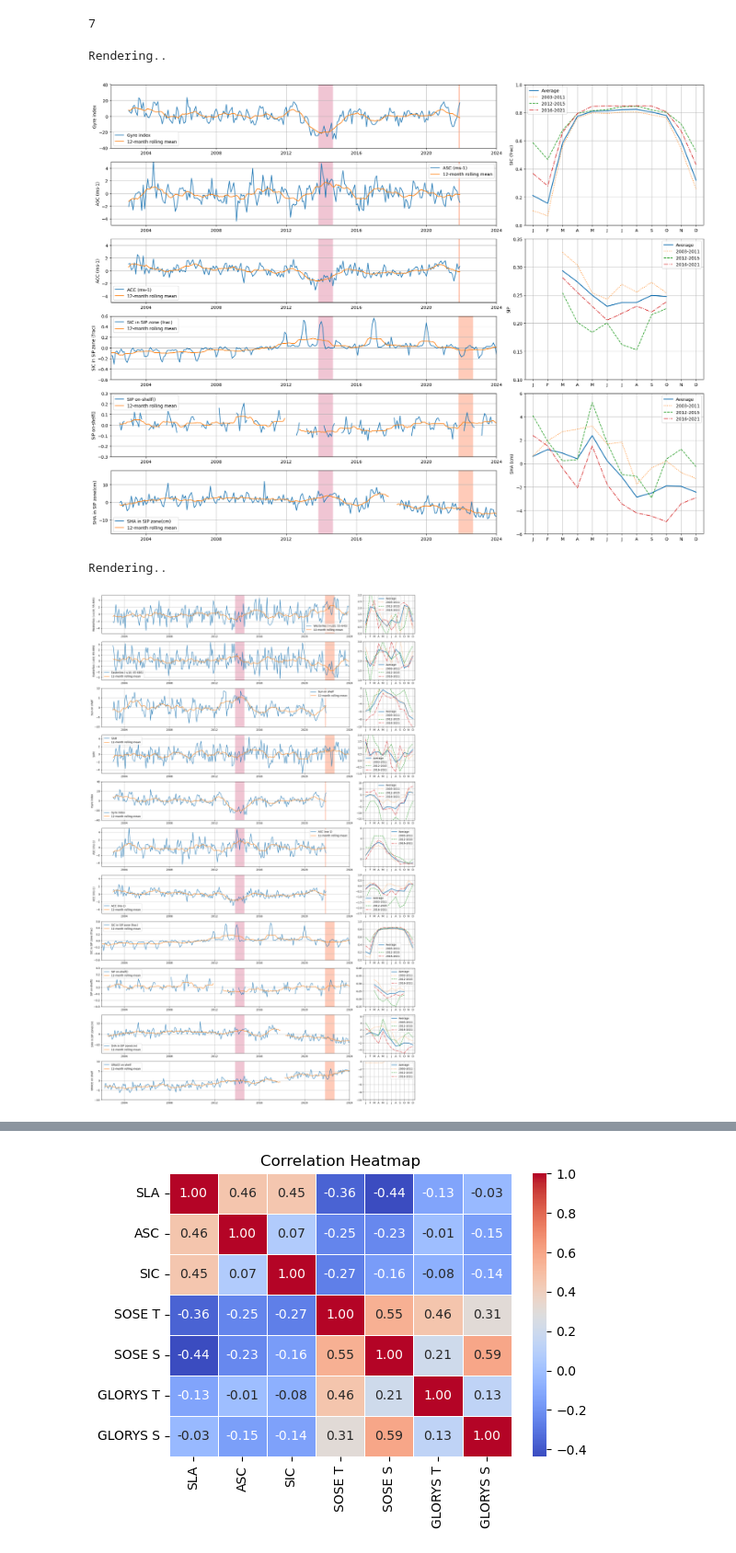
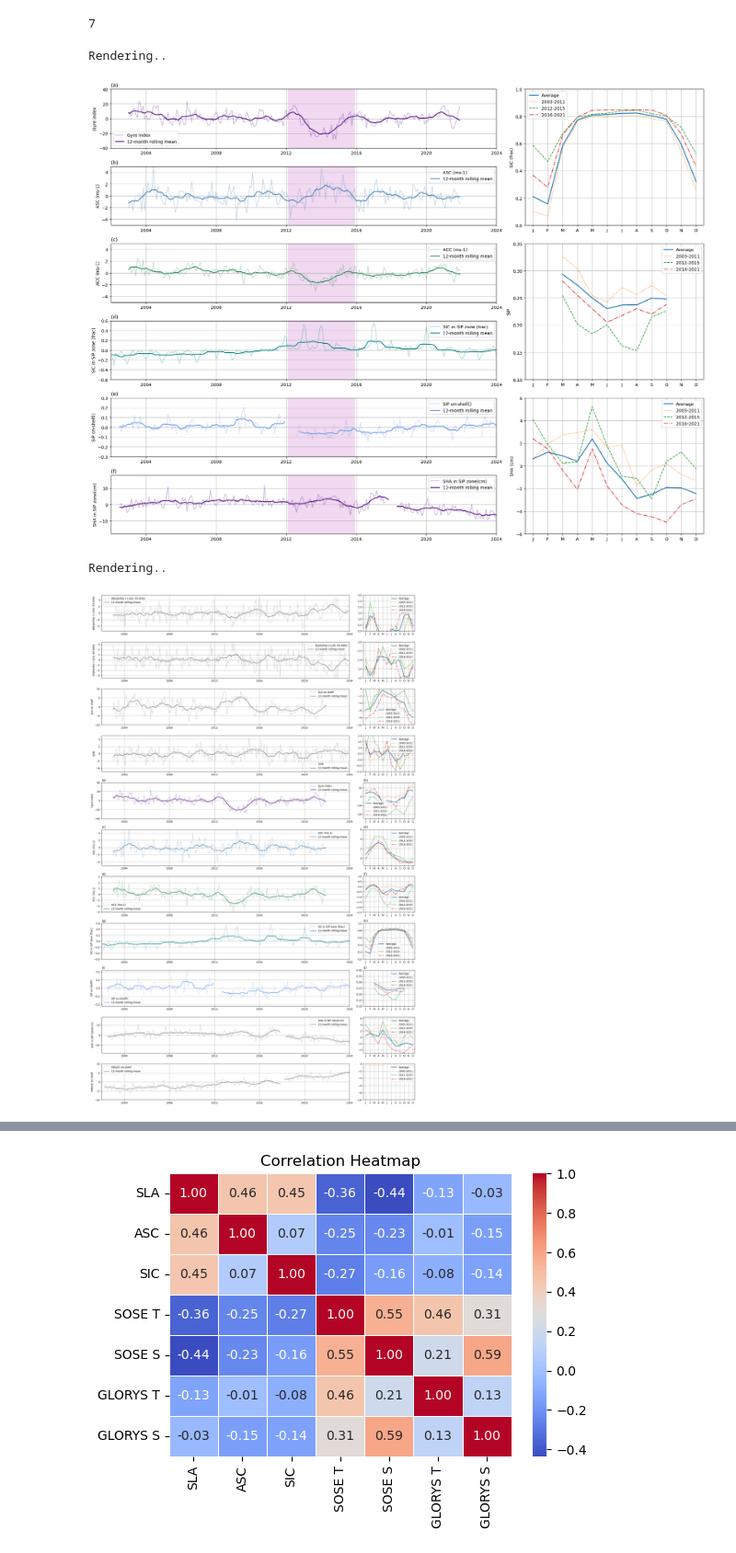
Before and after one commit to eejco/thesis_c3, a Jupyter notebook: slope_index copy.ipynb, the cells around one changed output, grey strips where cells are left out. Shown at 92% size. Drawn from its saved outputs; the diff is of its cells as text; code cells hidden in the pictures.

```diff
--- a/slope_index copy.ipynb
+++ b/slope_index copy.ipynb
@@ -306,7 +307,7 @@ axs=[]
 
 gs = fig.add_gridspec(6,6)
 
-def add_row(n,var,varname,ylim=[-16,16],anom=False,cvar=None,cvarname=None,cvarlim=None):
+def add_row(n,var,varname,ylim=[-16,16],anom=False,cvar=None,cvarname=None,cvarlim=None,title='None',color='indigo'):
 
     axs.append(fig.add_subplot(gs[n,0:4]))
 
@@ -324,8 +325,8 @@ def add_row(n,var,varname,ylim=[-16,16],anom=False,cvar=None,cvarname=None,cvarl
         da = da.groupby('time.month') - cmt
         #varname = varname + ' (seasonal anomaly)'
 
-    ax.plot(da.time,da,label=varname)
-    ax.plot(da.time,da.rolling(time=12,center=True,min_periods=4).mean(),label='12-month rolling mean')
+    ax.plot(da.time,da,label=varname,c=color,alpha=0.3)
+    ax.plot(da.time,da.rolling(time=12,center=True,min_periods=4).mean(),label='12-month rolling mean',c=color,linewidth=1.8)
 
     ax.set_ylabel(varname)
     ax.legend(loc='best')
@@ -333,12 +334,13 @@ def add_row(n,var,varname,ylim=[-16,16],anom=False,cvar=None,cvarname=None,cvarl
     ax.set_xlim([pd.Timestamp(2002,1,1),pd.Timestamp(2024,1,1)])
     ax.grid()
 
-    for y,c in zip([2013, 2021],['palevioletred','coral']):#@2007,2011,2014,2017],colors):
-        t1a = pd.Timestamp(y,10,1)
-        t1b = pd.Timestamp(y+1,10,1)
+    for y,c in zip([2012],['coral']):#@2007,2011,2014,2017],colors):
+        t1a = pd.Timestamp(y,1,1)
+        t1b = pd.Timestamp(y+4,1,1)
         tboo = (da.time > t1a) & (da.time < t1b)
 
-        ax.fill_between(da.time, ylim[0],ylim[1], where=tboo, alpha=0.4, facecolor=c,label='spring '+str(y))
+        ax.fill_between(da.time, ylim[0],ylim[1], where=tboo, alpha=0.4, facecolor='plum',label='spring '+str(y))
+        ax.set_title(title,loc='left')
 
     if cvar is not None:
         axs.append(fig.add_subplot(gs[n:n+2,4:6]))
@@ -366,12 +368,12 @@ def add_row(n,var,varname,ylim=[-16,16],anom=False,cvar=None,cvarname=None,cvarl
 
 
 
-add_row(0,gyre_index,'Gyre index',anom=True,ylim=[-40,40],cvar=csic,cvarname='SIC (frac)',cvarlim=[0,1])
-add_row(1,asc,'ASC (ms-1)',anom=True,ylim=[-5,5]) # (geostrophic gradient on slope)
-add_row(2,acc,'ACC (ms-1)',anom=True,ylim=[-5,5],cvar=csip,cvarname='SIP',cvarlim=[0.1,0.35]) # (geostrophic gradient at 63-65S)
-add_row(3,csic,'SIC in SIP zone (frac)',anom=True,ylim=[-0.6,0.6])
-add_row(4,csip,'SIP on-shelf()',anom=True,ylim=[-0.3,0.3],cvar=csha,cvarname='SHA (cm)',cvarlim=[-6,6])
-add_row(5,csha,'SHA in SIP zone(cm)',anom=True,ylim=[-18,18])
+add_row(0,gyre_index,'Gyre index',anom=True,ylim=[-40,40],cvar=csic,cvarname='SIC (frac)',cvarlim=[0,1],title='(a)',color='indigo')
+add_row(1,asc,'ASC (ms-1)',anom=True,ylim=[-5,5],title='(b)',color='steelblue') # (geostrophic gradient on slope)
+add_row(2,acc,'ACC (ms-1)',anom=True,ylim=[-5,5],cvar=csip,cvarname='SIP',cvarlim=[0.1,0.35],title='(c)',color='seagreen') # (geostrophic gradient at 63-65S)
+add_row(3,csic,'SIC in SIP zone (frac)',anom=True,ylim=[-0.6,0.6],title='(d)',color='teal')
+add_row(4,csip,'SIP on-shelf()',anom=True,ylim=[-0.3,0.3],cvar=csha,cvarname='SHA (cm)',cvarlim=[-6,6],title='(e)',color='cornflowerblue')
+add_row(5,csha,'SHA in SIP zone(cm)',anom=True,ylim=[-18,18],title='(f)')
 
 
 
@@ -379,7 +381,7 @@ plt.tight_layout()
 print('Rendering..')
 # %% [output]
 Rendering..
-[figure, old version]
+[figure, new version]
 # %%
 t0 = acc.time[0]
 t1 = pd.Timestamp(2012,12,31)
@@ -392,7 +394,7 @@ axs=[]
 
 gs = fig.add_gridspec(11,5)
 
-def add_row(n,var,varname,ylim=[-16,16],ylim_cmt=[-7,7],anom=False):
+def add_row(n,var,varname,ylim=[-16,16],ylim_cmt=[-7,7],anom=False,titles=[None,None],color='grey'):
 
     axs.append(fig.add_subplot(gs[n,0:4]))
     axs.append(fig.add_subplot(gs[n,4:6]))
@@ -414,57 +416,52 @@ def add_row(n,var,varname,ylim=[-16,16],ylim_cmt=[-7,7],anom=False):
         da = da.groupby('time.month') - cmt
         #varname = varname + ' (seasonal anomaly)'
 
-    ax.plot(da.time,da,label=varname)
-    ax.plot(da.time,da.rolling(time=12,center=True,min_periods=4).mean(),label='12-month rolling mean')
+    ax.plot(da.time,da,label=varname,c=color,alpha=0.3)
+    ax.plot(da.time,da.rolling(time=12,center=True,min_periods=4).mean(),label='12-month rolling mean',c=color,linewidth=1.8)
 
     ax.set_ylabel(varname)
     ax.legend(loc='best')
     ax.set_ylim(ylim)
     ax.set_xlim([pd.Timestamp(2002,1,1),pd.Timestamp(2024,1,1)])
     ax.grid()
-
-    for y,c in zip([2013, 2021],['palevioletred','coral']):#@2007,2011,2014,2017],colors):
-        t1a = pd.Timestamp(y,10,1)
-        t1b = pd.Timestamp(y+1,10,1)
-        tboo = (da.time > t1a) & (da.time < t1b)
-
-        ax.fill_between(da.time, ylim[0],ylim[1], where=tboo, alpha=0.4, facecolor=c,label='spring '+str(y))
+    ax.set_title(titles[0],loc='left')
 
     ax = axs[(n*2)+1]
 
     ax.plot(cmt.month,cmt,linewidth=2,label='Average')
 
     ax.plot(cmt.month,cmt1,linestyle=':',label='2003-2011')
     ax.plot(cmt.month,cmt2,linestyle='--',label='2012-2015')
     ax.plot(cmt.month,cmt3,linestyle='-.',label='2016-2021')
     ax.set_ylim(ylim_cmt)
     ax.grid()
     ax.set_xticks(cmt.month,labels=['J','F','M','A','M','J','J','A','S','O','N','D'])
     ax.set_xlim([0.5,12.5])
     ax.legend()
+    ax.set_title(titles[1],loc='left')
 
 
 
 add_row(0,westl,'Westerlies (+u10; 55-64S)',anom=True,ylim=[-5.5,5.5],ylim_cmt=[0,3])
 add_row(1,eastl,'Easterlies (-u10; 65-68S)',anom=True,ylim=[-3.5,3.5],ylim_cmt=[1,3])
 add_row(2,cssh,'SLA on shelf',anom=True,ylim=[-10,10],ylim_cmt=[-10,0])
 add_row(3,sam,'SAM',anom=True,ylim=[-5,5],ylim_cmt=[-1,2])
-add_row(4,gyre_index,'Gyre index',anom=True,ylim=[-40,40],ylim_cmt=[-16,16])
-add_row(5,asc,'ASC (ms-1)',anom=True,ylim=[-5,5],ylim_cmt=[-1.5,6]) # (geostrophic gradient on slope)
-add_row(6,acc,'ACC (ms-1)',anom=True,ylim=[-5,5],ylim_cmt=[-2.5,1]) # (geostrophic gradient at 63-65S)
-add_row(7,csic,'SIC in SIP zone (frac)',anom=True,ylim=[-0.6,0.6],ylim_cmt=[0,1])
-add_row(8,csip,'SIP on-shelf()',anom=True,ylim=[-0.3,0.3],ylim_cmt=[0.15,0.4])
+add_row(4,gyre_index,'Gyre index',anom=True,ylim=[-40,40],ylim_cmt=[-25,16],titles=['(a)','(b)'],color='indigo')
+add_row(5,asc,'ASC (ms-1)',anom=True,ylim=[-5,5],ylim_cmt=[-1.5,6],titles=['(c)','(d)'],color='steelblue') # (geostrophic gradient on slope)
+add_row(6,acc,'ACC (ms-1)',anom=True,ylim=[-3.1,3.1],ylim_cmt=[-2.5,1],titles=['(e)','(f)'],color='seagreen') # (geostrophic gradient at 63-65S)
+add_row(7,csic,'SIC in SIP zone (frac)',anom=True,ylim=[-0.6,0.6],ylim_cmt=[0,1],titles=['(g)','(h)'],color='teal')
+add_row(8,csip,'SIP on-shelf()',anom=True,ylim=[-0.22,0.22],ylim_cmt=[0.1,0.4],titles=['(i)','(j)'],color='cornflowerblue')
 add_row(9,csha,'SHA in SIP zone(cm)',anom=True,ylim=[-18,18],ylim_cmt=[-5,6.5])
 add_row(10,clwe,'GRACE on shelf',anom=True,ylim=[-10,10],ylim_cmt=[-10,0])
 
 
 
 
 plt.tight_layout()
 print('Rendering..')
 # %% [output]
 Rendering..
-[figure, old version]
+[figure, new version]
 # %%
 #repeat with extra plots
 sose140 = xr.open_dataset('sose_shelf_140.nc')
```
Also changed, not shown: parts of 1 cell of this notebook, 10 other files.
